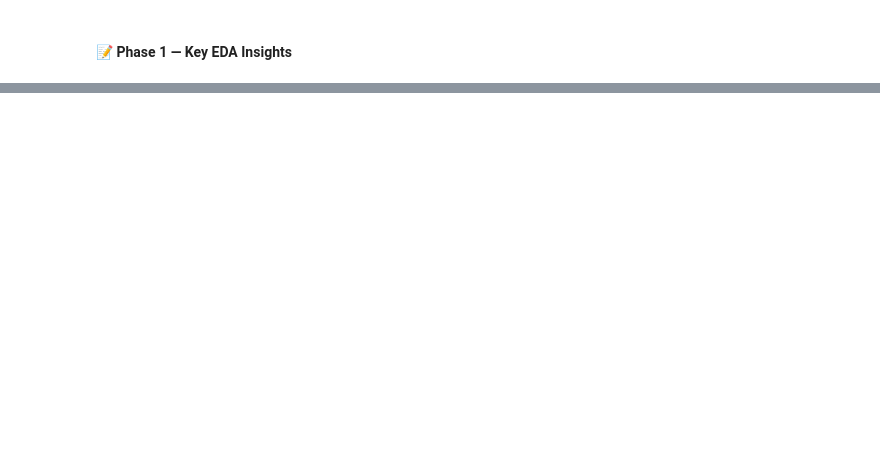
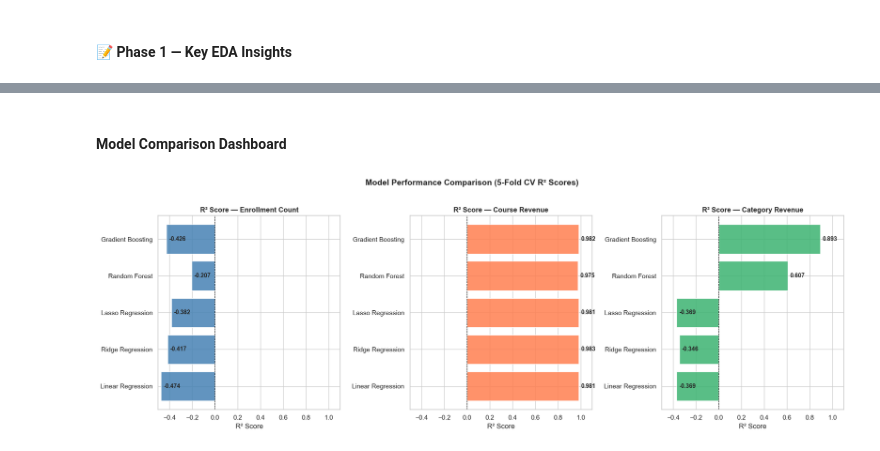
Before and after one commit to Girish-Parashar/edupro-predictive-modeling, a Jupyter notebook: notebooks/EduPro_Analysis.ipynb, the cells around one changed output, grey strips where cells are left out. Saved outputs shown, nothing was run; the diff lists cells and outputs as text; code cells hidden in the pictures; blank space fills up the shorter version.

```diff
--- a/notebooks/EduPro_Analysis.ipynb
+++ b/notebooks/EduPro_Analysis.ipynb
@@ -437,0 +947,7 @@ for col in master.columns:
+# %%
+# ── Model 2: Course Revenue ──────────────────────────────────────────
+y_revenue = ml_data[TARGET_REVENUE]
+
+results_revenue, best_revenue, r2_revenue = train_evaluate(
+    X, y_revenue, "Course Revenue"
+)
@@ -437,0 +970,7 @@ for col in master.columns:
+# %%
+# ── Model 3: Category Revenue ────────────────────────────────────────
+y_cat_rev = ml_data[TARGET_CAT_REV]
+
+results_catrev, best_catrev, r2_catrev = train_evaluate(
+    X, y_cat_rev, "Category Revenue"
+)
@@ -437,0 +991,31 @@ for col in master.columns:
+# %% [markdown]
+#### Model Comparison Dashboard
+# %%
+# ── Model Comparison Dashboard ───────────────────────────────────────
+fig, axes = plt.subplots(1, 3, figsize=(18, 6))
+
+targets_results = [
+    (results_enroll, "Enrollment Count",  'steelblue'),
+    (results_revenue,"Course Revenue",    'coral'),
+    (results_catrev, "Category Revenue",  'mediumseagreen')
+]
+
+for ax, (df, title, color) in zip(axes, targets_results):
+    bars = ax.barh(df['Model'], df['R2'],
+                   color=color, edgecolor='white', alpha=0.85)
+    ax.set_title(f'R² Score — {title}', fontsize=12, fontweight='bold')
+    ax.set_xlabel('R² Score')
+    ax.set_xlim(-0.5, 1.1)
+    ax.axvline(0, color='black', linewidth=0.8, linestyle='--')
+    for bar, val in zip(bars, df['R2']):
+        ax.text(bar.get_width() + 0.02, bar.get_y() + bar.get_height()/2,
+                f'{val:.3f}', va='center', fontweight='bold', fontsize=10)
+
+plt.suptitle('Model Performance Comparison (5-Fold CV R² Scores)',
+             fontsize=14, fontweight='bold', y=1.02)
+plt.tight_layout()
+plt.savefig(f"{BASE_PATH}\\..\\notebooks\\plot_model_comparison.png",
+            dpi=150, bbox_inches='tight')
+plt.show()
+# %% [output]
+[figure, added]
```
Also changed, not shown: parts of 43 cells of this notebook.
